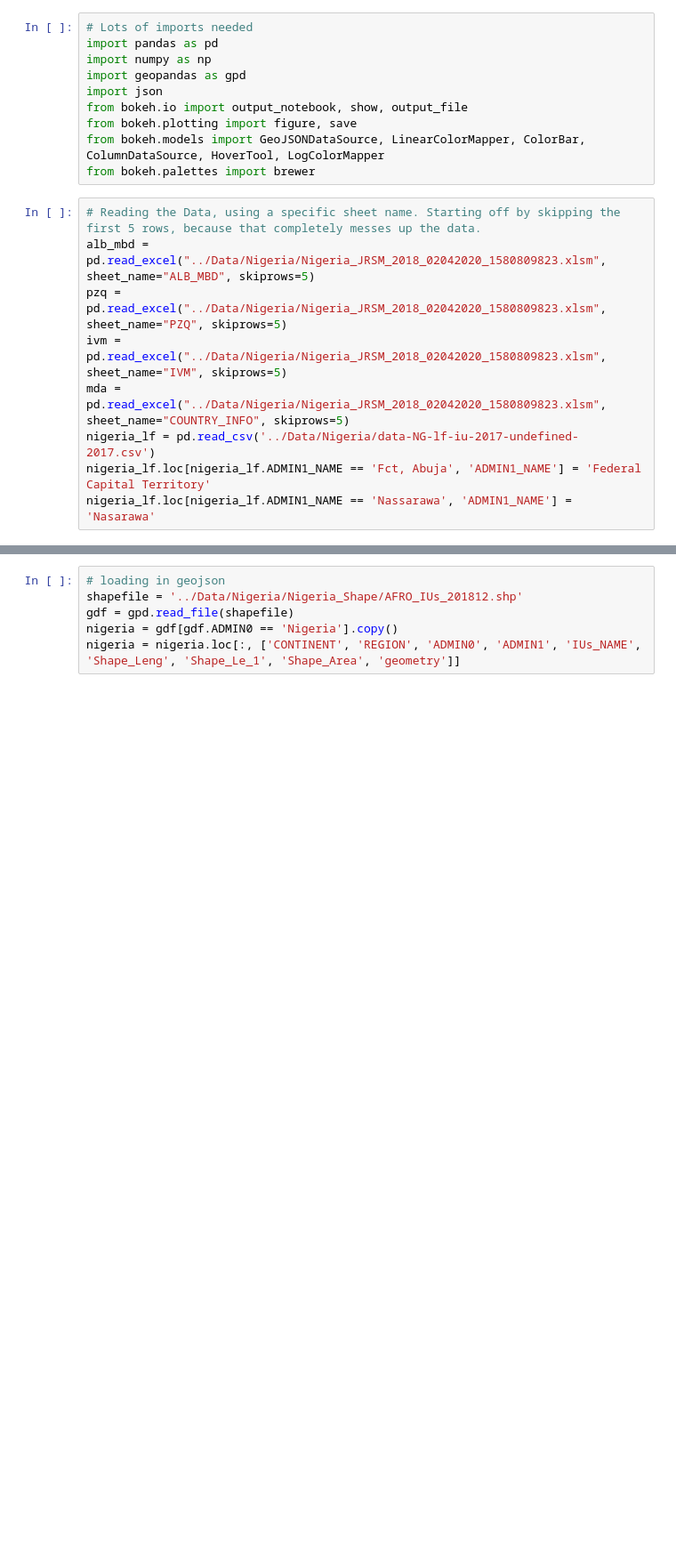
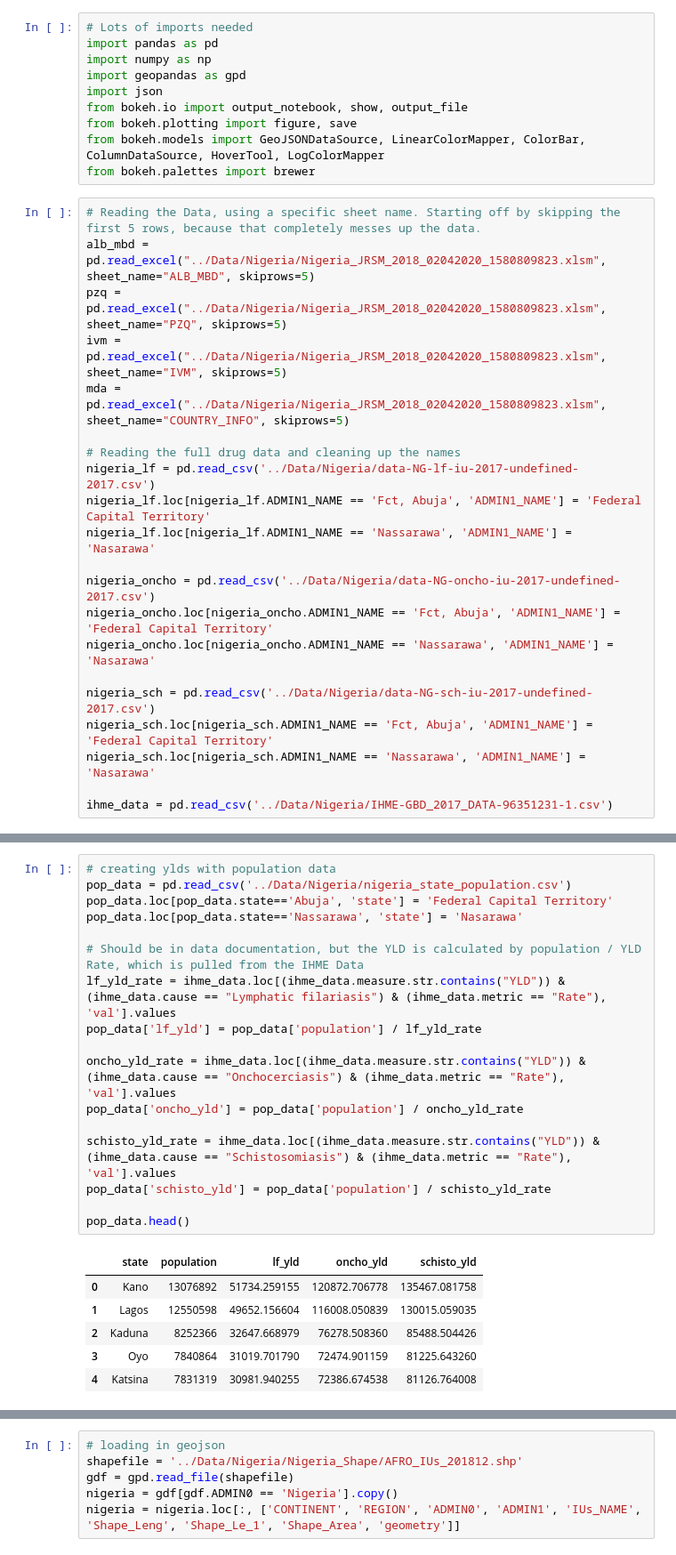
Before and after one commit to stm7631/AA-08-Washington-Data-Wizards, a Jupyter notebook: Code/Cleaning and Aggregating Nigeria Data.ipynb, the cells around one changed output, grey strips where cells are left out. Shown at 89% size. Drawn from its saved outputs; the diff is of its cells as text; blank space fills up the shorter version.

```diff
--- a/Code/Reading and Plotting Nigeria Data.ipynb
+++ b/Code/Cleaning and Aggregating Nigeria Data.ipynb
@@ -14,7 +14,19 @@ alb_mbd = pd.read_excel("../Data/Nigeria/Nigeria_JRSM_2018_02042020_1580809823.x
 pzq = pd.read_excel("../Data/Nigeria/Nigeria_JRSM_2018_02042020_1580809823.xlsm", sheet_name="PZQ", skiprows=5)
 ivm = pd.read_excel("../Data/Nigeria/Nigeria_JRSM_2018_02042020_1580809823.xlsm", sheet_name="IVM", skiprows=5)
 mda = pd.read_excel("../Data/Nigeria/Nigeria_JRSM_2018_02042020_1580809823.xlsm", sheet_name="COUNTRY_INFO", skiprows=5)
+
+# Reading the full drug data and cleaning up the names
 nigeria_lf = pd.read_csv('../Data/Nigeria/data-NG-lf-iu-2017-undefined-2017.csv')
 nigeria_lf.loc[nigeria_lf.ADMIN1_NAME == 'Fct, Abuja', 'ADMIN1_NAME'] = 'Federal Capital Territory'
 nigeria_lf.loc[nigeria_lf.ADMIN1_NAME == 'Nassarawa', 'ADMIN1_NAME'] = 'Nasarawa'
+
+nigeria_oncho = pd.read_csv('../Data/Nigeria/data-NG-oncho-iu-2017-undefined-2017.csv')
+nigeria_oncho.loc[nigeria_oncho.ADMIN1_NAME == 'Fct, Abuja', 'ADMIN1_NAME'] = 'Federal Capital Territory'
+nigeria_oncho.loc[nigeria_oncho.ADMIN1_NAME == 'Nassarawa', 'ADMIN1_NAME'] = 'Nasarawa'
+
+nigeria_sch = pd.read_csv('../Data/Nigeria/data-NG-sch-iu-2017-undefined-2017.csv')
+nigeria_sch.loc[nigeria_sch.ADMIN1_NAME == 'Fct, Abuja', 'ADMIN1_NAME'] = 'Federal Capital Territory'
+nigeria_sch.loc[nigeria_sch.ADMIN1_NAME == 'Nassarawa', 'ADMIN1_NAME'] = 'Nasarawa'
+
+ihme_data = pd.read_csv('../Data/Nigeria/IHME-GBD_2017_DATA-96351231-1.csv')
 # %%
@@ -139 +139,25 @@ pop_data.head()
+# %%
+# creating ylds with population data
+pop_data = pd.read_csv('../Data/Nigeria/nigeria_state_population.csv')
+pop_data.loc[pop_data.state=='Abuja', 'state'] = 'Federal Capital Territory'
+pop_data.loc[pop_data.state=='Nassarawa', 'state'] = 'Nasarawa'
+
+# Should be in data documentation, but the YLD is calculated by population / YLD Rate, which is pulled from the IHME Data
+lf_yld_rate = ihme_data.loc[(ihme_data.measure.str.contains("YLD")) & (ihme_data.cause == "Lymphatic filariasis") & (ihme_data.metric == "Rate"), 'val'].values
+pop_data['lf_yld'] = pop_data['population'] / lf_yld_rate
+
+oncho_yld_rate = ihme_data.loc[(ihme_data.measure.str.contains("YLD")) & (ihme_data.cause == "Onchocerciasis") & (ihme_data.metric == "Rate"), 'val'].values
+pop_data['oncho_yld'] = pop_data['population'] / oncho_yld_rate
+
+schisto_yld_rate = ihme_data.loc[(ihme_data.measure.str.contains("YLD")) & (ihme_data.cause == "Schistosomiasis") & (ihme_data.metric == "Rate"), 'val'].values
+pop_data['schisto_yld'] = pop_data['population'] / schisto_yld_rate
+
+pop_data.head()
+# %% [output]
+|  | state | population | lf_yld | oncho_yld | schisto_yld |
+| 0 | Kano | 13076892 | 51734.259155 | 120872.706778 | 135467.081758 |
+| 1 | Lagos | 12550598 | 49652.156604 | 116008.050839 | 130015.059035 |
+| 2 | Kaduna | 8252366 | 32647.668979 | 76278.508360 | 85488.504426 |
+| 3 | Oyo | 7840864 | 31019.701790 | 72474.901159 | 81225.643260 |
+| 4 | Katsina | 7831319 | 30981.940255 | 72386.674538 | 81126.764008 |
 # %%
```
Also changed, not shown: parts of 21 cells of this notebook, 7 other files.
